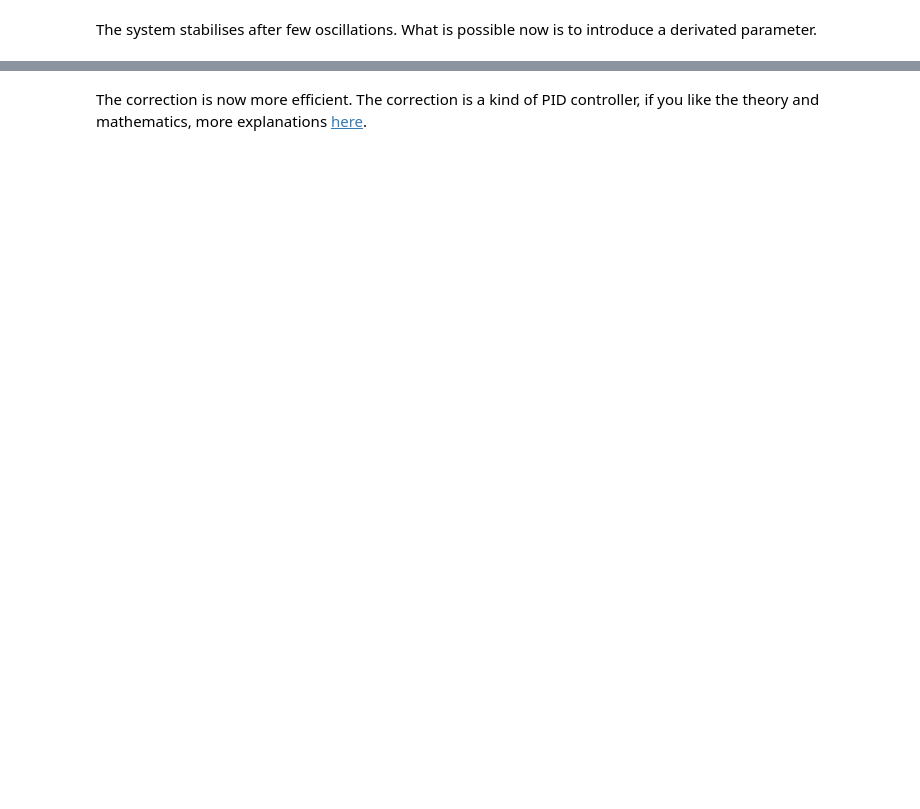
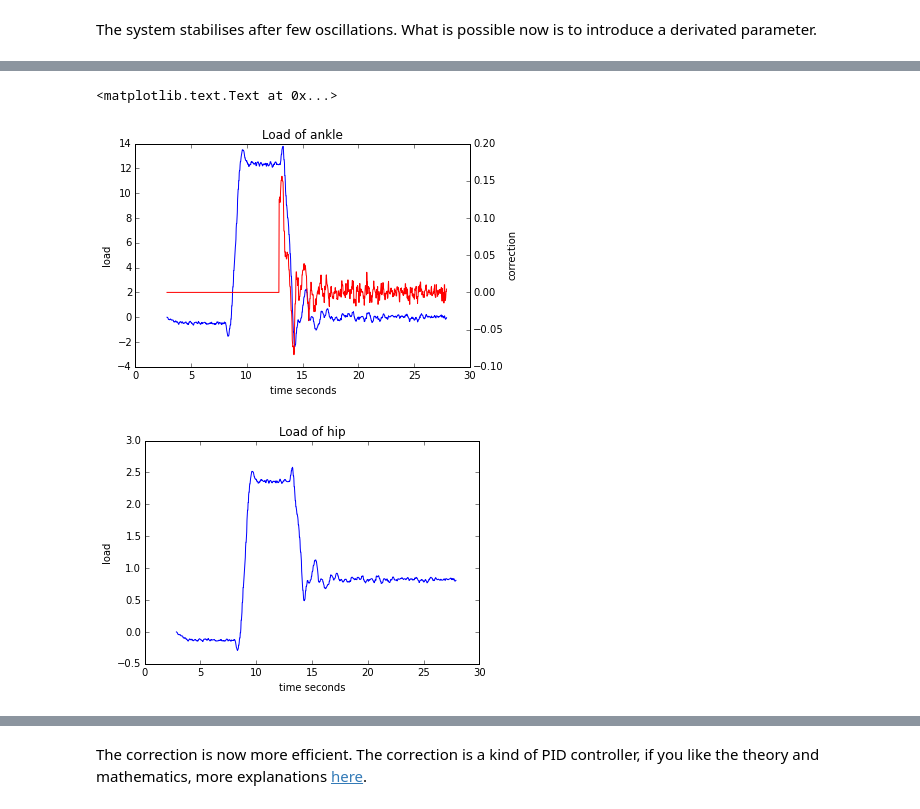
Before and after one commit to jjehl/poppy_balance, a Jupyter notebook: balance_leg.ipynb, the cells around one changed output, grey strips where cells are left out. Cells and saved outputs as stored; diff of their text form; code cells hidden in the pictures; blank space fills up the shorter version.

```diff
--- a/balance_leg.ipynb
+++ b/balance_leg.ipynb
@@ -600,0 +403,71 @@ title ('Load of hip')
+# %%
+graph = graph_primitive(poppy)
+
+load_ankle = load(40)
+load_hip = load(40)
+correction_value = 0
+
+
+graph.start()
+
+t0 = time.time()
+while time.time()-t0 <5:
+    load_ankle.add((poppy.r_ankle_y.present_load+poppy.l_ankle_y.present_load)/2)
+    load_hip.add((poppy.r_hip_y.present_load+poppy.l_hip_y.present_load)/2)
+
+    time.sleep(0.025)
+
+poppy.l_knee_y.goto_position(5, 1, wait=False)
+poppy.r_knee_y.goto_position(5, 1, wait=False)
+
+
+t0 = time.time()
+while time.time()-t0 <5:
+    load_ankle.add((poppy.r_ankle_y.present_load+poppy.l_ankle_y.present_load)/2)
+    load_hip.add((poppy.r_hip_y.present_load+poppy.l_hip_y.present_load)/2)
+
+    time.sleep(0.025)
+
+
+r_ankle_y_pos = poppy.r_ankle_y.present_position
+l_ankle_y_pos = poppy.l_ankle_y.present_position
+
+t0 = time.time()
+while time.time()-t0 <15:
+    load_ankle.add((poppy.r_ankle_y.present_load+poppy.l_ankle_y.present_load)/2)
+    load_hip.add((poppy.r_hip_y.present_load+poppy.l_hip_y.present_load)/2)
+
+    correction_value = 0.01*load_ankle.last()+0.003*load_ankle.derivative()
+    r_ankle_y_pos -= correction_value
+    l_ankle_y_pos -= correction_value
+
+
+    poppy.r_ankle_y.goal_position = r_ankle_y_pos
+    poppy.l_ankle_y.goal_position = l_ankle_y_pos
+    time.sleep(0.025) # waiting for the movement to finish - according to the dt minimum define in VREP
+
+graph.stop()
+
+poppy.l_ankle_y.goto_position(0, 1, wait=False)
+poppy.r_ankle_y.goto_position(0, 1, wait=False)
+
+poppy.l_knee_y.goto_position(0, 1, wait=False)
+poppy.r_knee_y.goto_position(0, 1, wait=True)
+
+figure(1)
+plot(graph.t,graph.load_ankle)
+xlabel('time seconds')
+ylabel('load')
+twinx()
+plot(graph.t,graph.correction,"r-")
+ylabel('correction')
+title ('Load of ankle')
+figure(2)
+plot(graph.t,graph.load_hip)
+xlabel('time seconds')
+ylabel('load')
+title ('Load of hip')
+# %% [output]
+<matplotlib.text.Text at 0x...>
+[figure, added]
+[figure, added]
```
Also changed, not shown: parts of 18 cells of this notebook.
